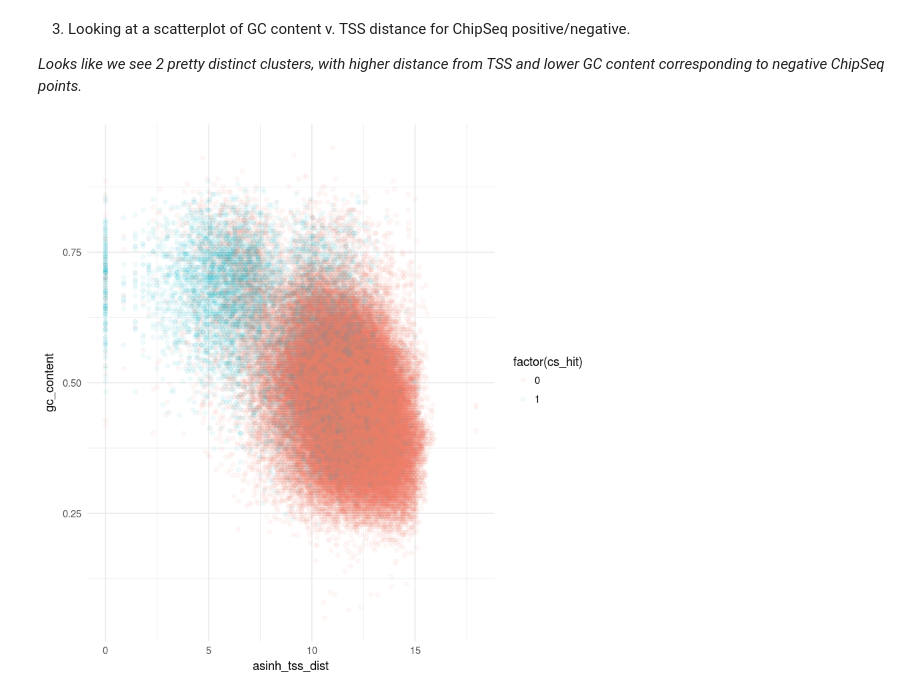
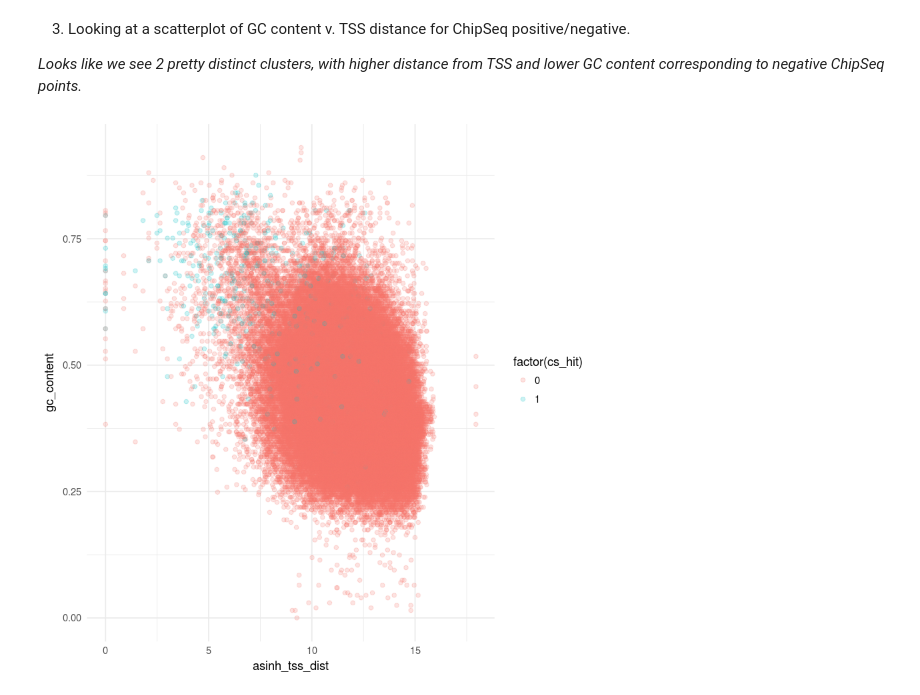
Before and after one commit to PriceLab/trena_footprinting_notebooks, a Jupyter notebook: annotate_merged_dataset_seed20.ipynb, the cells around one changed output. Drawn from its saved outputs; the diff is of its cells as text; code cells hidden in the pictures.

```diff
--- a/annotate_merged_dataset_seed20.ipynb
+++ b/annotate_merged_dataset_seed20.ipynb
@@ -112,7 +122,8 @@ head(fixed.motif.class); nrow(fixed.motif.class)
 # %% [markdown]
 We also want to quickly remove any rows that have motifs not appearing in our dataset. First load it, then use semi_join
 # %%
-load("/ssd/mrichard/data/all.TF.df.fimo.hint.well.seed20.9.Rdata")
+#load("/ssd/mrichard/data/all.TF.df.fimo.hint.well.seed20.10M.Rdata")
+all.TF.df.fimo.hint.well <- read.fst("/ssd/mrichard/data/all.TF.df.fimo.hint.well.seed20.10M.fst")
 # %%
 filtered.motif.class <- semi_join(fixed.motif.class, all.TF.df.fimo.hint.well, by = "motifname")
 # %%
@@ -347,12 +340,12 @@ theme_minimal()
 # %%
 all.TF.df.fimo.hint.well.annotated %>%
 sample_n(100000) %>%
 ggplot +
 geom_point(
     aes(x=asinh_tss_dist,
         y=gc_content,
         color=factor(cs_hit)),
-    alpha=0.05) +
+    alpha=0.2) +
 theme_minimal()
 # %% [output]
-[figure, old version]
+[figure, new version]
```
Also changed, not shown: parts of 7 cells of this notebook, 49 other files.
